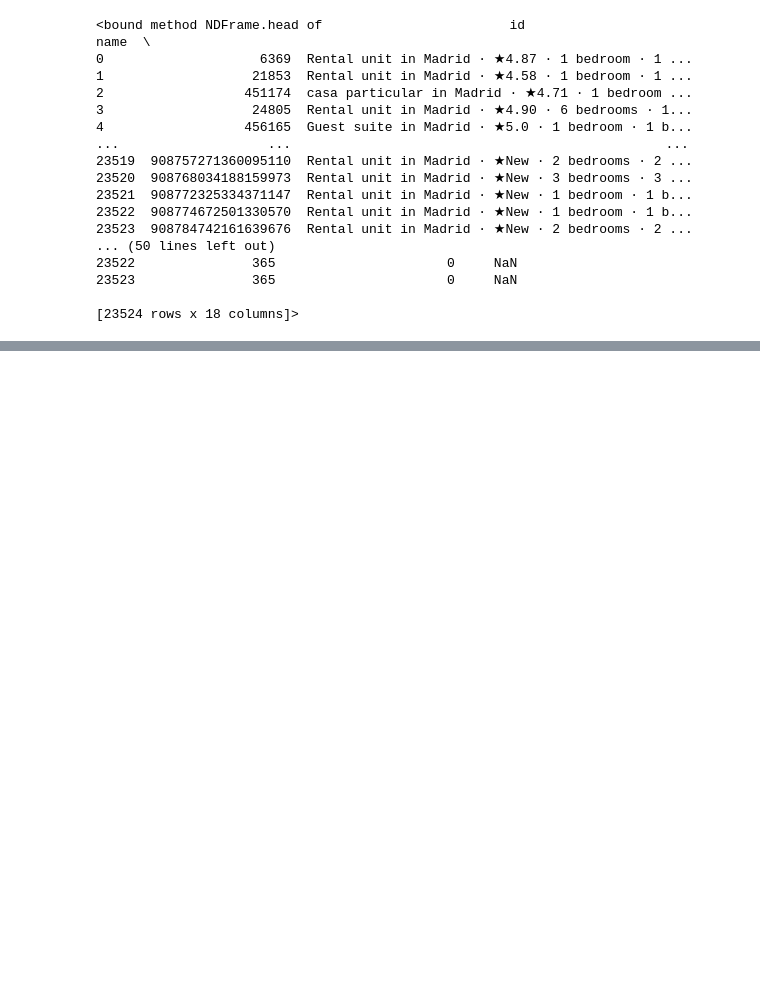
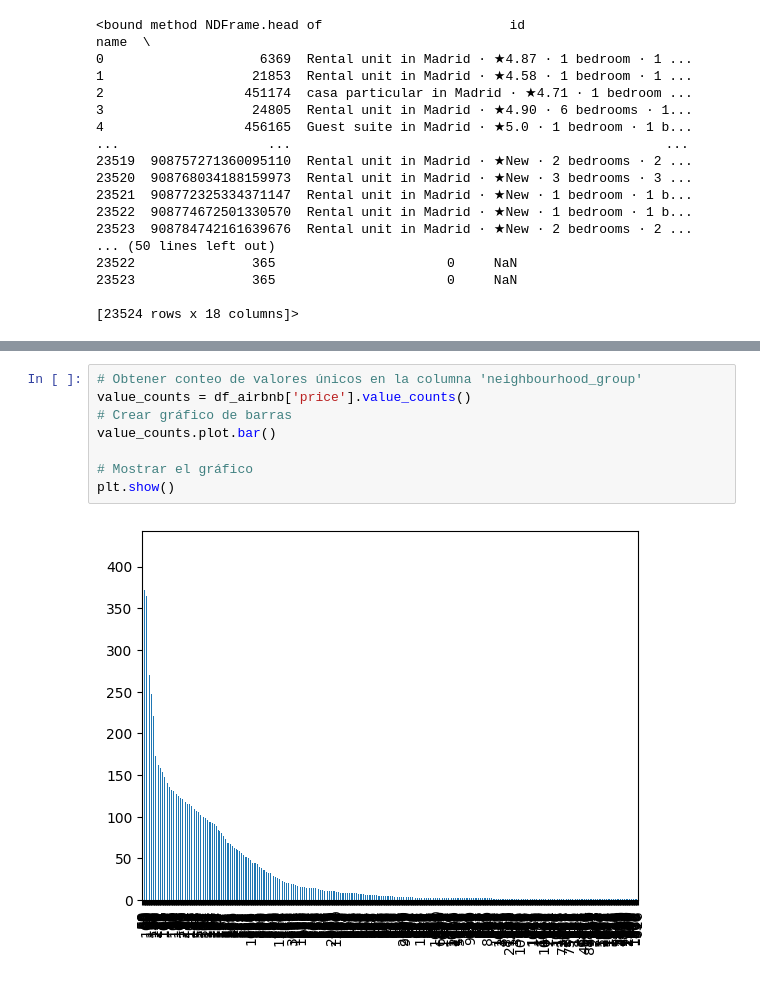
Before and after one commit to Monalaihoi/Training, a Jupyter notebook: airbnb_data2023.ipynb, the cells around one changed output, grey strips where cells are left out. Cells and saved outputs as stored; diff of their text form; blank space fills up the shorter version.

```diff
--- a/airbnb_data2023.ipynb
+++ b/airbnb_data2023.ipynb
@@ -122,0 +187,10 @@ data.describe()
+# %%
+# Obtener conteo de valores únicos en la columna 'neighbourhood_group'
+value_counts = df_airbnb['price'].value_counts()
+# Crear gráfico de barras
+value_counts.plot.bar()
+
+# Mostrar el gráfico
+plt.show()
+# %% [output]
+[figure, added]
```
Also changed, not shown: parts of 15 cells of this notebook.
